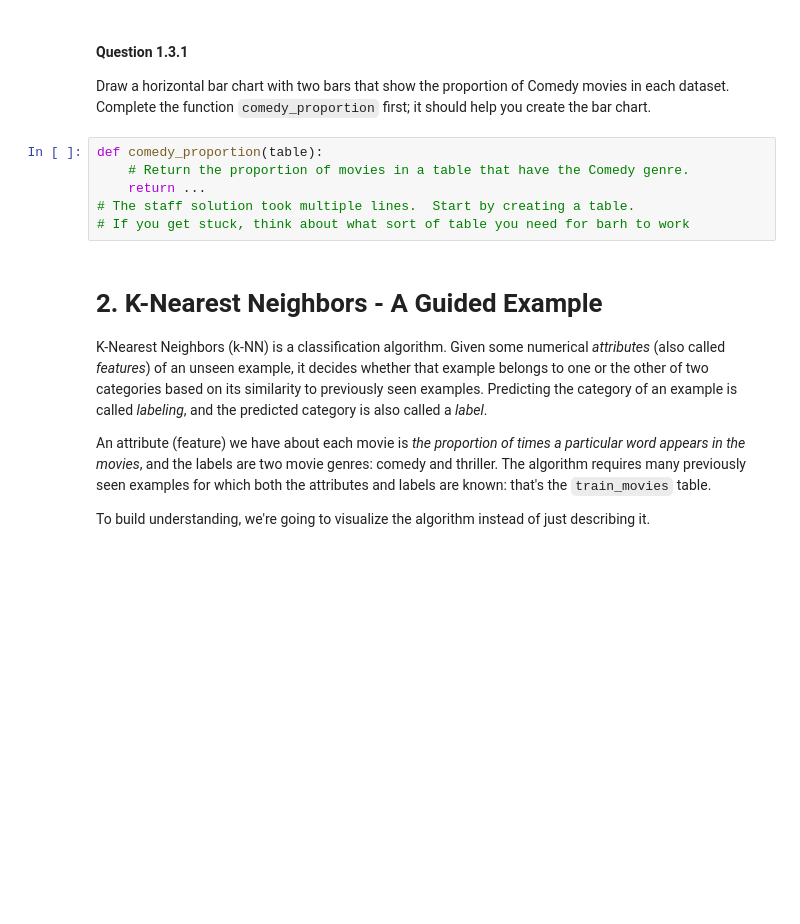
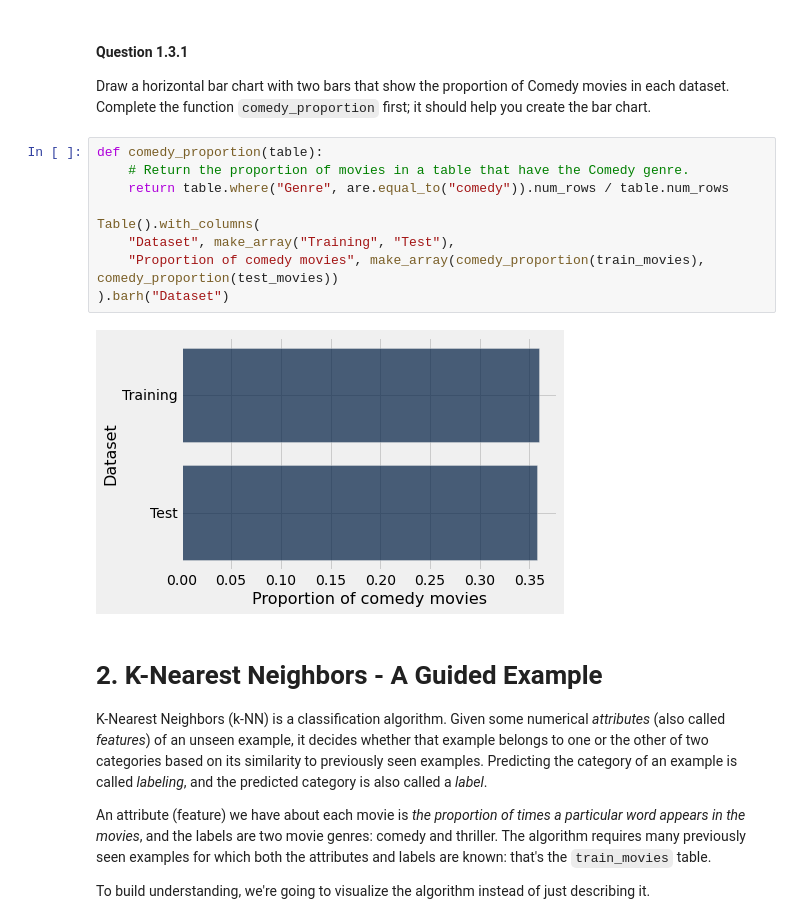
Before and after one commit to ddl29/ds-final-project, a Jupyter notebook: project3/student/project3.ipynb, the cells around one changed output. Saved outputs shown, nothing was run; the diff lists cells and outputs as text; blank space fills up the shorter version.

```diff
--- a/project3/student/project3.ipynb
+++ b/project3/student/project3.ipynb
@@ -344,9 +356,14 @@ image: true
 # %%
 def comedy_proportion(table):
     # Return the proportion of movies in a table that have the Comedy genre.
-    return ...
-# The staff solution took multiple lines.  Start by creating a table.
-# If you get stuck, think about what sort of table you need for barh to work
+    return table.where("Genre", are.equal_to("comedy")).num_rows / table.num_rows
+
+Table().with_columns(
+    "Dataset", make_array("Training", "Test"),
+    "Proportion of comedy movies", make_array(comedy_proportion(train_movies), comedy_proportion(test_movies))
+).barh("Dataset")
+# %% [output]
+[figure, added]
 # %% [markdown]
 <!-- END QUESTION -->
 
```
Also changed, not shown: parts of 52 cells of this notebook, 1 other file.
